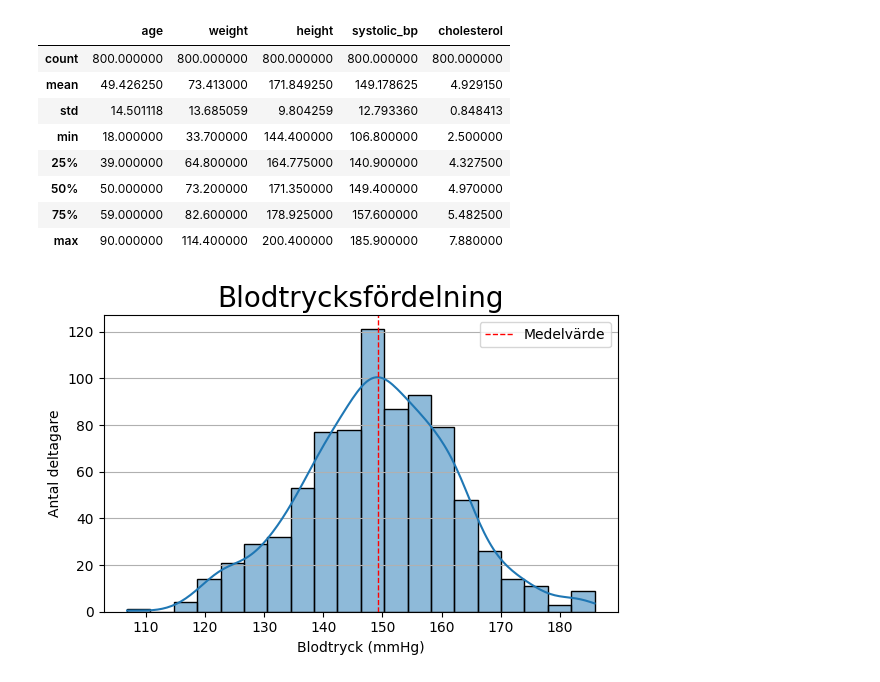
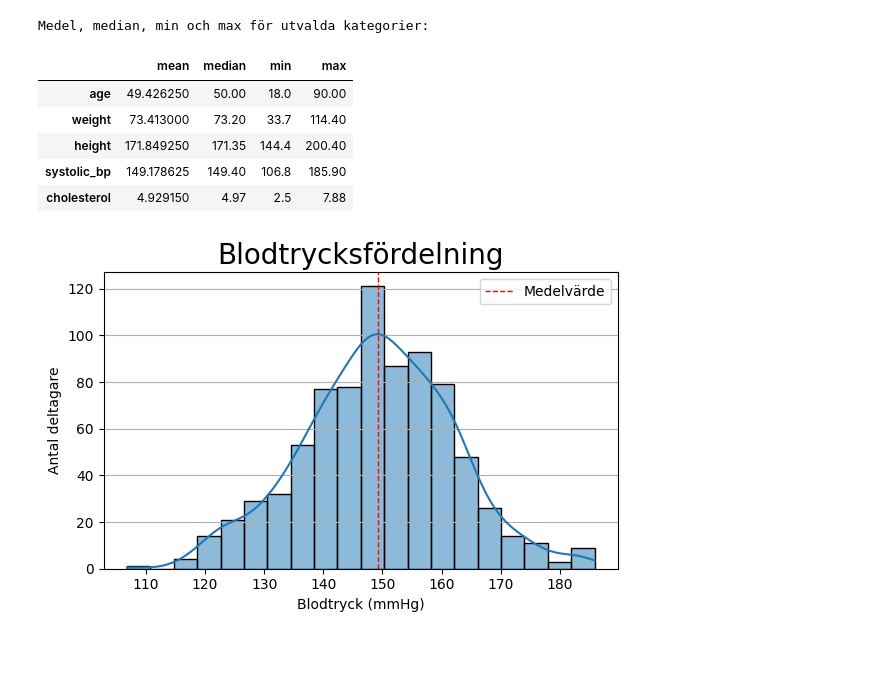
Before and after one commit to MagdalenaPersson/health-study, a Jupyter notebook: report.ipynb, the cells around one changed output. Drawn from its saved outputs; the diff is of its cells as text; code cells hidden in the pictures; blank space fills up the shorter version.

```diff
--- a/report.ipynb
+++ b/report.ipynb
@@ -77,25 +49,23 @@ smoker         0
 disease        0
 dtype: int64
 # %%
-# medel, median, min och max för age, weight, height, systolic_bp, cholesterol
-
 columns = ["age", "weight", "height", "systolic_bp", "cholesterol"]
 
-for c in columns:
-    mean = df[c].mean()
-    median = df[c].median()
-    min_value = df[c].min()
-    max_value = df[c].max()
+summary = pd.DataFrame ({
+    "mean": df[columns].mean(),
+    "median": df[columns].median(),
+    "min": df[columns].min(),
+    "max": df[columns].max()
+})
 
-display(df[["age", "weight", "height", "systolic_bp", "cholesterol"]].describe())
+print("Medel, median, min och max för utvalda kategorier:")
+display(summary)
 # %% [output]
+Medel, median, min och max för utvalda kategorier:
-|  | age | weight | height | systolic_bp | cholesterol |
-| count | 800.000000 | 800.000000 | 800.000000 | 800.000000 | 800.000000 |
-| mean | 49.426250 | 73.413000 | 171.849250 | 149.178625 | 4.929150 |
-| std | 14.501118 | 13.685059 | 9.804259 | 12.793360 | 0.848413 |
-| min | 18.000000 | 33.700000 | 144.400000 | 106.800000 | 2.500000 |
-| 25% | 39.000000 | 64.800000 | 164.775000 | 140.900000 | 4.327500 |
-| 50% | 50.000000 | 73.200000 | 171.350000 | 149.400000 | 4.970000 |
-| 75% | 59.000000 | 82.600000 | 178.925000 | 157.600000 | 5.482500 |
-| max | 90.000000 | 114.400000 | 200.400000 | 185.900000 | 7.880000 |
+|  | mean | median | min | max |
+| age | 49.426250 | 50.00 | 18.0 | 90.00 |
+| weight | 73.413000 | 73.20 | 33.7 | 114.40 |
+| height | 171.849250 | 171.35 | 144.4 | 200.40 |
+| systolic_bp | 149.178625 | 149.40 | 106.8 | 185.90 |
+| cholesterol | 4.929150 | 4.97 | 2.5 | 7.88 |
 # %%
```
Also changed, not shown: parts of 13 cells of this notebook.
